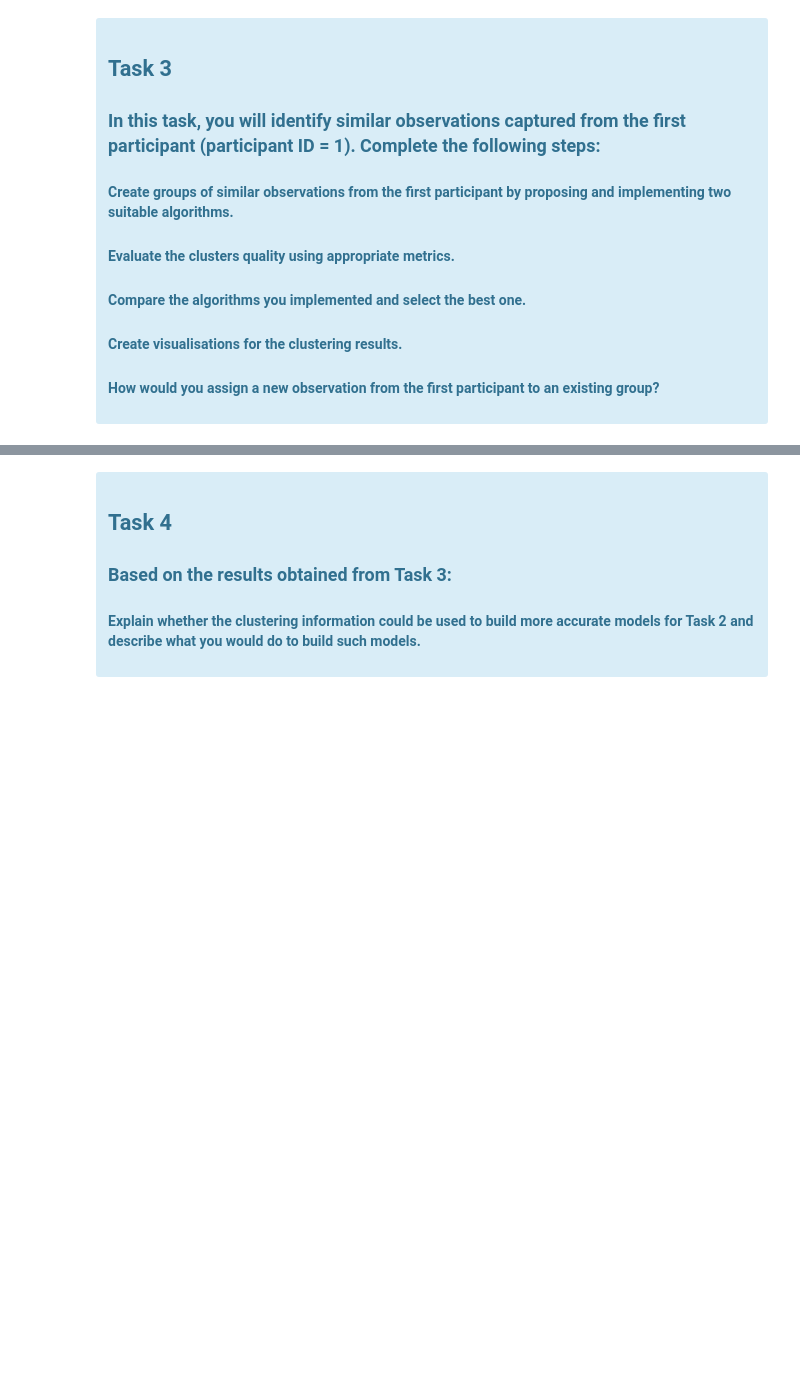
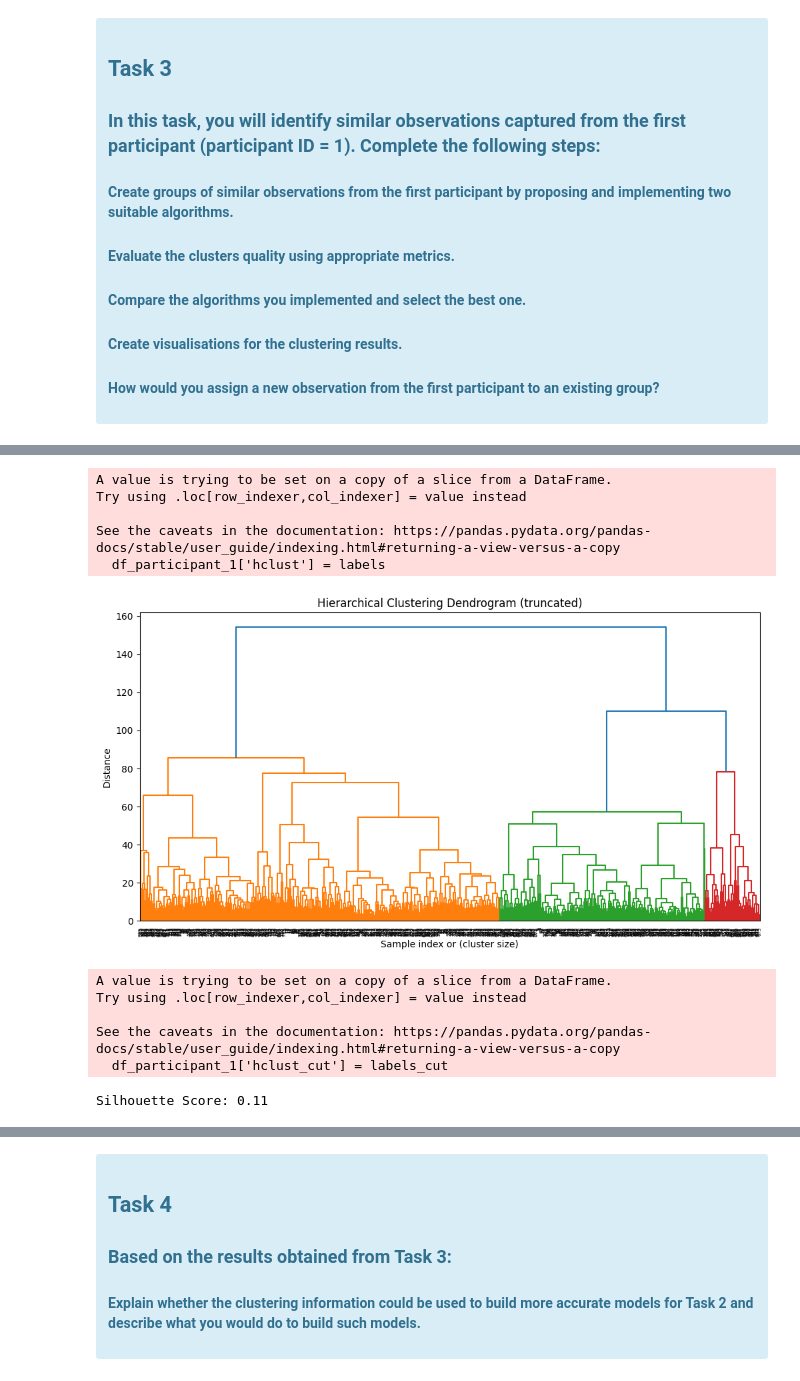
Before and after one commit to carmelgafa/ari5102, a Jupyter notebook: project_1/carmel.gafa.ipynb, the cells around one changed output, grey strips where cells are left out. Saved outputs shown, nothing was run; the diff lists cells and outputs as text; code cells hidden in the pictures; blank space fills up the shorter version.

```diff
--- a/project_1/carmel.gafa.ipynb
+++ b/project_1/carmel.gafa.ipynb
@@ -1508,0 +1631,50 @@ Name: count, dtype: int64
+# %%
+from sklearn.cluster import AgglomerativeClustering
+
+# Set number of clusters (you can experiment or infer from dendrogram)
+model = AgglomerativeClustering(n_clusters=3, linkage='ward')  # 'ward' uses variance minimization
+labels = model.fit_predict(X_cluster_pca)  # Or X_scaled if not using PCA
+
+# Add labels to your DataFrame
+df_participant_1['hclust'] = labels
+# %% [output]
+A value is trying to be set on a copy of a slice from a DataFrame.
+Try using .loc[row_indexer,col_indexer] = value instead
+
+See the caveats in the documentation: https://pandas.pydata.org/pandas-docs/stable/user_guide/indexing.html#returning-a-view-versus-a-copy
+  df_participant_1['hclust'] = labels
+# %%
+import scipy.cluster.hierarchy as sch
+import matplotlib.pyplot as plt
+
+# Compute linkage matrix
+linkage_matrix = sch.linkage(X_cluster_pca, method='ward')
+
+# Plot dendrogram
+plt.figure(figsize=(12, 6))
+sch.dendrogram(linkage_matrix, truncate_mode='level', p=25)
+plt.title('Hierarchical Clustering Dendrogram (truncated)')
+plt.xlabel('Sample index or (cluster size)')
+plt.ylabel('Distance')
+plt.show()
+# %% [output]
+[figure, added]
+# %%
+from scipy.cluster.hierarchy import fcluster
+
+# Choose threshold (height to cut dendrogram)
+labels_cut = fcluster(linkage_matrix, t=10, criterion='distance')
+df_participant_1['hclust_cut'] = labels_cut
+# %% [output]
+A value is trying to be set on a copy of a slice from a DataFrame.
+Try using .loc[row_indexer,col_indexer] = value instead
+
+See the caveats in the documentation: https://pandas.pydata.org/pandas-docs/stable/user_guide/indexing.html#returning-a-view-versus-a-copy
+  df_participant_1['hclust_cut'] = labels_cut
+# %%
+from sklearn.metrics import silhouette_score
+
+score = silhouette_score(X_cluster_pca, df_participant_1['hclust_cut'])
+print(f"Silhouette Score: {score:.2f}")
+# %% [output]
+Silhouette Score: 0.11
```
Also changed, not shown: parts of 10 cells of this notebook, 1 other file.
